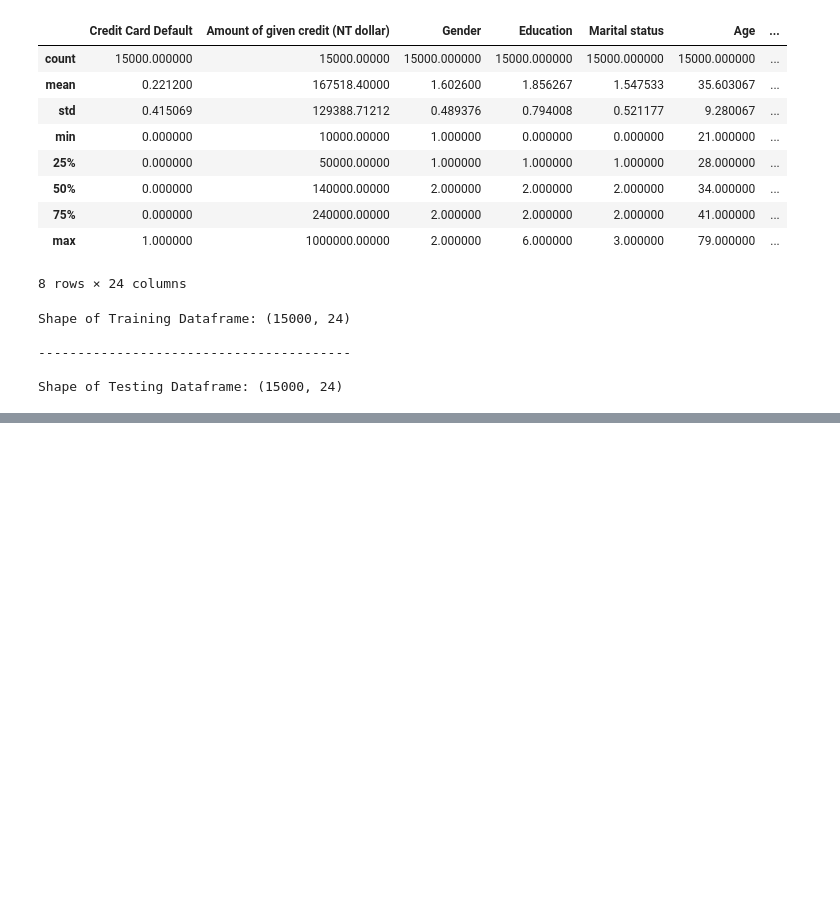
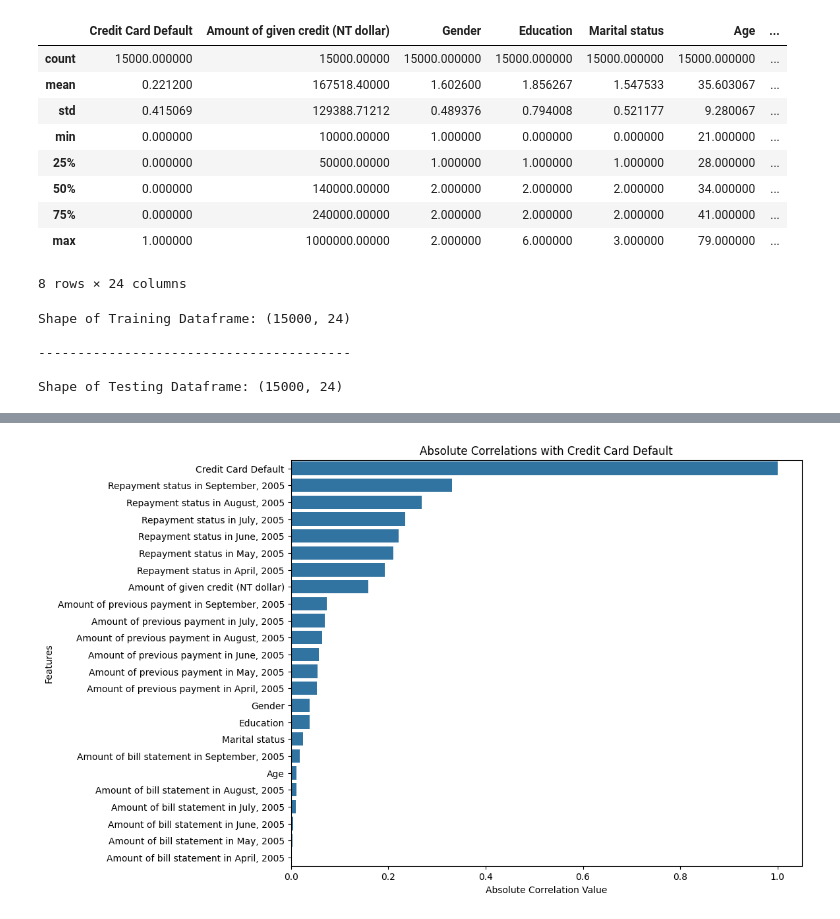
Before and after one commit to rmara001/Data-Mining-Assignment, a Jupyter notebook: Part2.ipynb, the cells around one changed output, grey strips where cells are left out. Drawn from its saved outputs; the diff is of its cells as text; code cells hidden in the pictures; blank space fills up the shorter version.

```diff
--- a/Part2.ipynb
+++ b/Part2.ipynb
@@ -208,0 +385,16 @@ Shape of Testing Dataframe: (15000, 24)
+# %%
+# Compute the correlation matrix
+corr_matrix = creditdefault_train_df.corr()
+
+# Calculate the absolute value of correlations with 'Credit Card Default'
+abs_correlations = corr_matrix["Credit Card Default"].abs().sort_values(ascending=False)
+
+# Plot the absolute correlations as a bar plot
+plt.figure(figsize=(10, 8))
+sns.barplot(y=abs_correlations.index, x=abs_correlations.values)
+plt.title('Absolute Correlations with Credit Card Default')
+plt.xlabel('Absolute Correlation Value')
+plt.ylabel('Features')
+plt.show()
+# %% [output]
+[figure, added]
```
Also changed, not shown: parts of 16 cells of this notebook.
